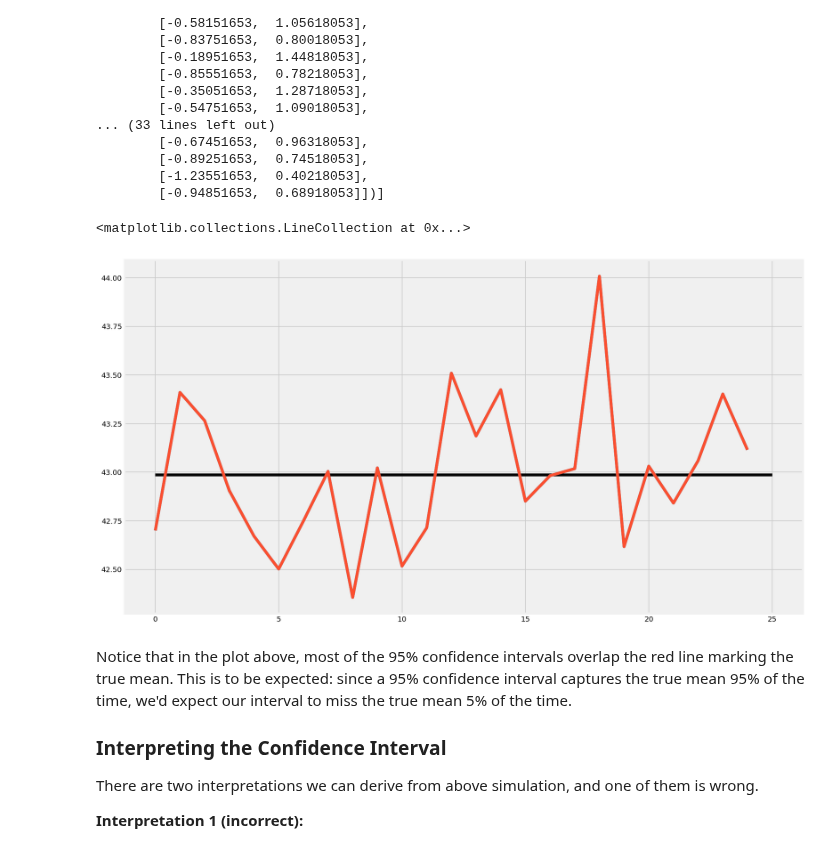
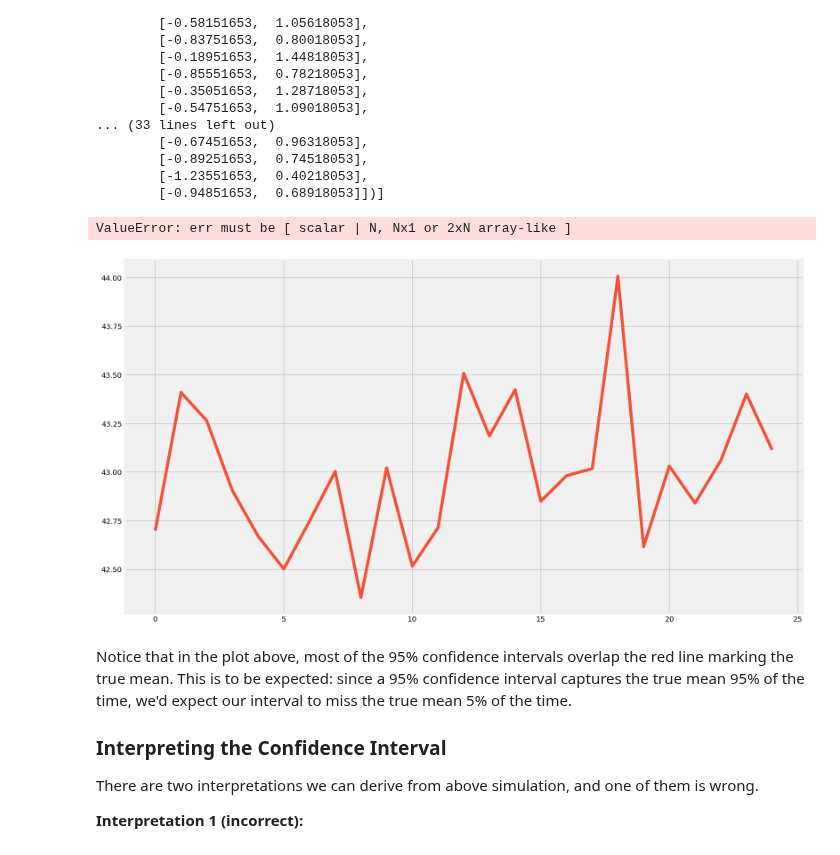
Before and after one commit to npschafer/dsc-confidence-intervals-lab-houston-ds-042219, a Jupyter notebook: index.ipynb, the cells around one changed output. Cells and saved outputs as stored; diff of their text form; code cells hidden in the pictures.

```diff
--- a/index.ipynb
+++ b/index.ipynb
@@ -316,14 +316,15 @@ list(zip((np.array(intervals)[:,0]-np.array(sample_means).T)[0],
 # %%
 # plot the mean and confidence interval for each sample as error bars
 # plot the population mean
 
 plt.figure(figsize=(15,9))
 plt.plot(sample_means)
-plt.errorbar(range(len(sample_means)), sample_means, yerr=)
+plt.errorbar(range(len(sample_means)), sample_means, yerr=list(zip((np.array(intervals)[:,0]-np.array(sample_means).T)[0],
+         (np.array(intervals)[:,1]-np.array(sample_means).T)[0])))
 plt.hlines(pop_ages.mean(), xmin=0, xmax=len(sample_means))
 # %% [output]
-<matplotlib.collections.LineCollection at 0x...>
+ValueError: err must be [ scalar | N, Nx1 or 2xN array-like ]
-[figure, old version]
+[figure, new version]
 # %% [markdown]
 Notice that in the plot above, most of the 95% confidence intervals overlap the red line marking the true mean. This is to be expected: since a 95% confidence interval captures the true mean 95% of the time, we'd expect our interval to miss the true mean 5% of the time.
 
```
Also changed, not shown: parts of 1 cell of this notebook.
